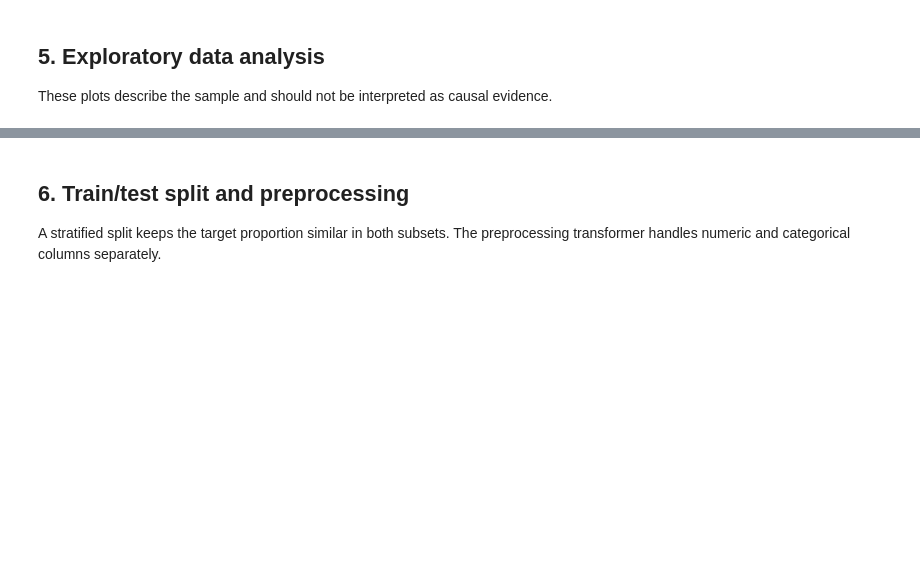
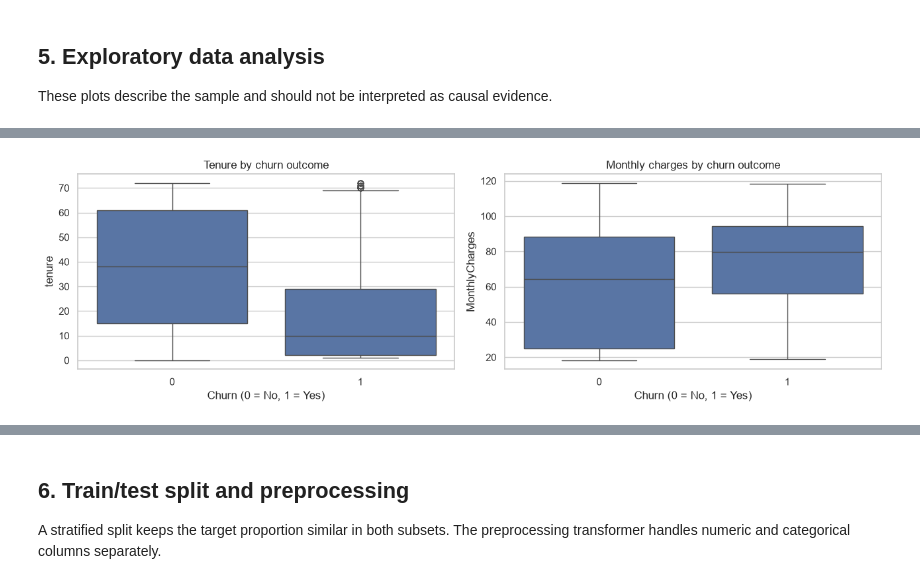
Before and after one commit to protik-deb/customer-churn-prediction, a Jupyter notebook: notebooks/customer_churn_analysis.ipynb, the cells around one changed output, grey strips where cells are left out. Cells and saved outputs as stored; diff of their text form; code cells hidden in the pictures; blank space fills up the shorter version.

```diff
--- a/notebooks/customer_churn_analysis.ipynb
+++ b/notebooks/customer_churn_analysis.ipynb
@@ -82,3 +184,16 @@ fig, axes = plt.subplots(1, 2, figsize=(12, 4))sns.countplot(data=data, x="Churn
 # %%
-fig, axes = plt.subplots(1, 2, figsize=(13, 4))sns.boxplot(data=data, x="Churn", y="tenure", ax=axes[0])axes[0].set_title("Tenure by churn outcome")axes[0].set_xlabel("Churn (0 = No, 1 = Yes)")sns.boxplot(data=data, x="Churn", y="MonthlyCharges", ax=axes[1])axes[1].set_title("Monthly charges by churn outcome")axes[1].set_xlabel("Churn (0 = No, 1 = Yes)")plt.tight_layout()plt.show()
+fig, axes = plt.subplots(1, 2, figsize=(13, 4))
+
+sns.boxplot(data=data, x="Churn", y="tenure", ax=axes[0])
+axes[0].set_title("Tenure by churn outcome")
+axes[0].set_xlabel("Churn (0 = No, 1 = Yes)")
+
+sns.boxplot(data=data, x="Churn", y="MonthlyCharges", ax=axes[1])
+axes[1].set_title("Monthly charges by churn outcome")
+axes[1].set_xlabel("Churn (0 = No, 1 = Yes)")
+
+plt.tight_layout()
+plt.show()
+# %% [output]
+[figure, added]
 # %%
```
Also changed, not shown: parts of 10 cells of this notebook.
